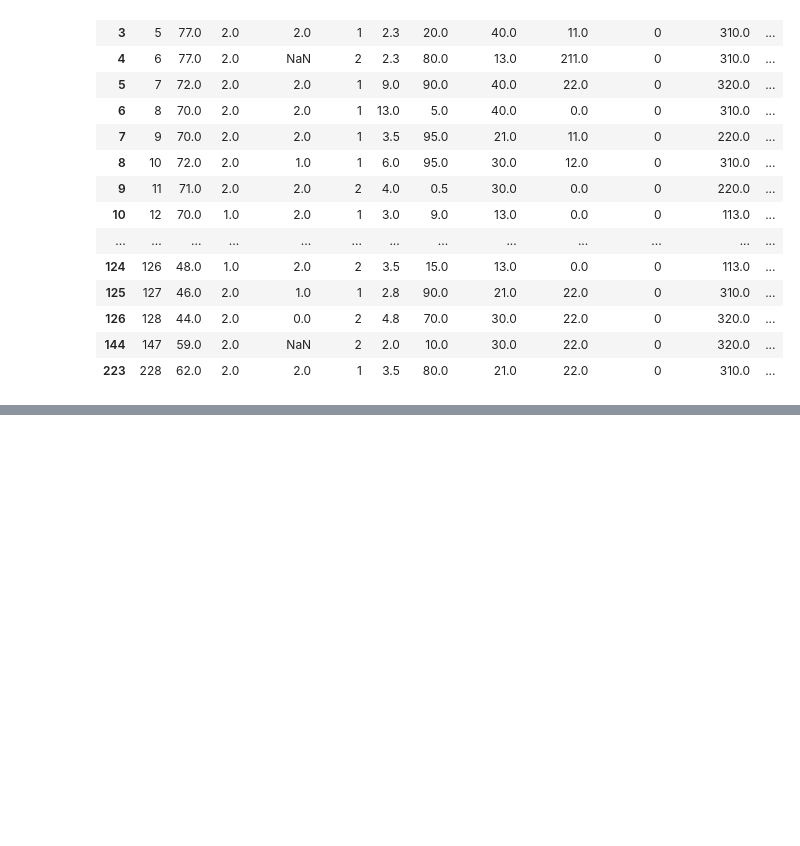
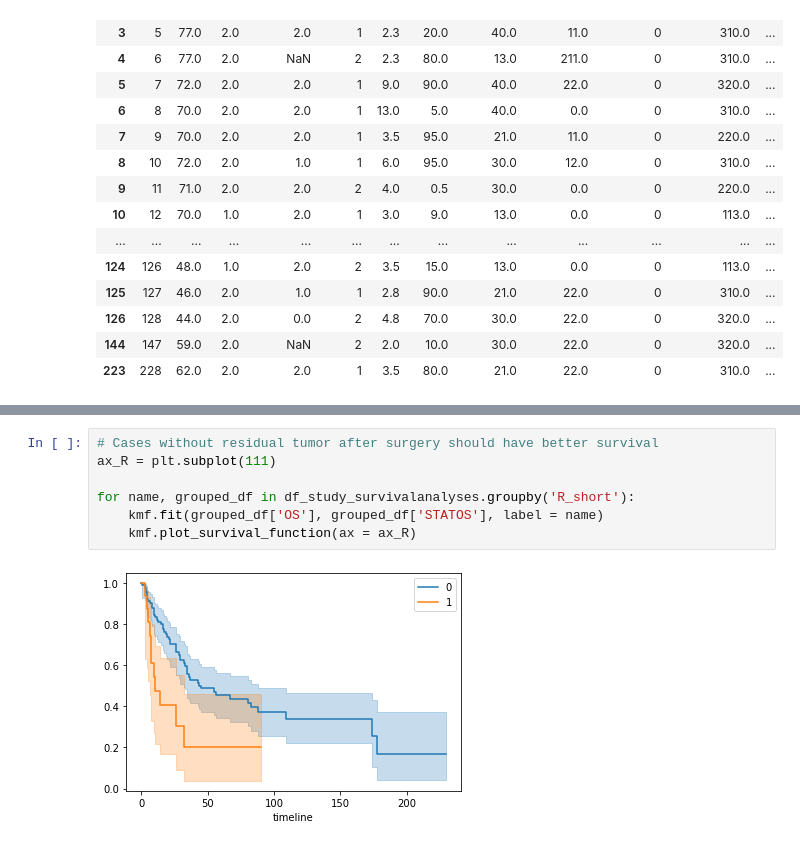
Before and after one commit to GuySchnidrig/CAS-2020-21, a Jupyter notebook: Module_2.ipynb, the cells around one changed output, grey strips where cells are left out. Drawn from its saved outputs; the diff is of its cells as text; blank space fills up the shorter version.

```diff
--- a/Module_2.ipynb
+++ b/Module_2.ipynb
@@ -717,0 +668,9 @@ Name: stage_short, dtype: bool
+# %%
+# Cases without residual tumor after surgery should have better survival
+ax_R = plt.subplot(111)
+
+for name, grouped_df in df_study_survivalanalyses.groupby('R_short'):
+    kmf.fit(grouped_df['OS'], grouped_df['STATOS'], label = name)
+    kmf.plot_survival_function(ax = ax_R)
+# %% [output]
+[figure, added]
```
Also changed, not shown: parts of 8 cells of this notebook.
